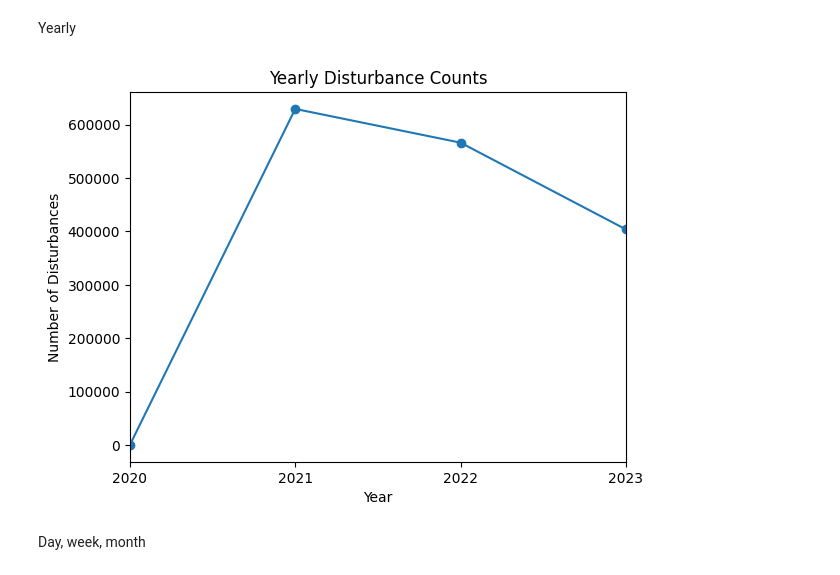
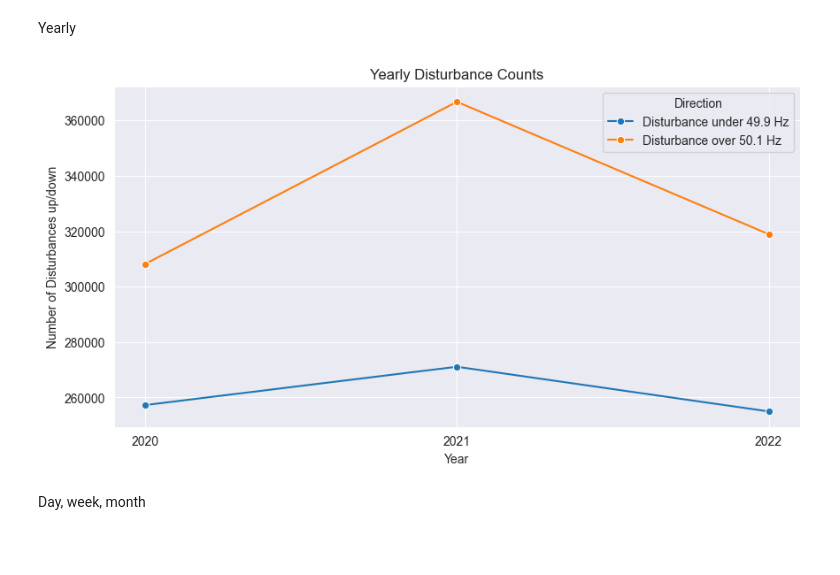
Before and after one commit to HermanCoding/frequency_deviation, a Jupyter notebook: visualize_data.ipynb, the cells around one changed output. Cells and saved outputs as stored; diff of their text form; code cells hidden in the pictures; blank space fills up the shorter version.

```diff
--- a/visualize_data.ipynb
+++ b/visualize_data.ipynb
@@ -15,10 +17,9 @@ if not os.path.exists(file_path):
     create_feather_file = ConcatQuoterUtcToFeather(folder_name, file_name)
     create_feather_file.concat_quoter_utc()
 # %%
-df = pd.read_feather(file_path)
-df['Time'] = pd.to_datetime(df['Time'], utc=True).dt.tz_convert('Europe/Stockholm')
-df.set_index('Time', inplace=True)
-print(df.info())
-print(df.head(5))
+feather_df = pd.read_feather(file_path)
+print(feather_df.info(),end='\n\n')
+print(feather_df.head(5),end='\n\n')
+print(feather_df.describe(),end='\n\n')
 # %% [output]
 <class 'pandas.core.frame.DataFrame'>
@@ -39,0 +42,2 @@ Time
+# %%
+feather_df.set_index('Time', inplace=True) #TEMP for this df!!!!
@@ -79,12 +201,27 @@ Freq: D, Name: deviation_duration, Length: 1003, dtype: float64
 # %% [markdown]
 Yearly
 # %%
-disturbance_count_yearly.plot(kind='line', marker='o')
+combined_data = pd.DataFrame({
+    'Year': disturbance_down_count_yearly.index,
+    f'Disturbance under {disturbance_value_down} Hz': disturbance_down_count_yearly.values,
+    f'Disturbance over {disturbance_value_up} Hz': disturbance_up_count_yearly.values
+})
+
+df_long = pd.melt(combined_data, id_vars='Year', var_name='Direction', value_name='Count')
+
+plt.figure(figsize=(10, 5))
+
+sns.lineplot(x='Year', y='Count', hue='Direction', marker='o', data=df_long)
+
+plt.xlabel('Year')
+plt.xticks(disturbance_down_count_yearly.index, disturbance_down_count_yearly.index.year)
+
+plt.ylabel('Number of Disturbances up/down')
+
 plt.title('Yearly Disturbance Counts')
-plt.xlabel('Year')
-plt.ylabel('Number of Disturbances')
+
 plt.show()
 # %% [output]
-[figure, old version]
+[figure, new version]
 # %% [markdown]
 Day, week, month
```
Also changed, not shown: parts of 21 cells of this notebook, 4 other files.
